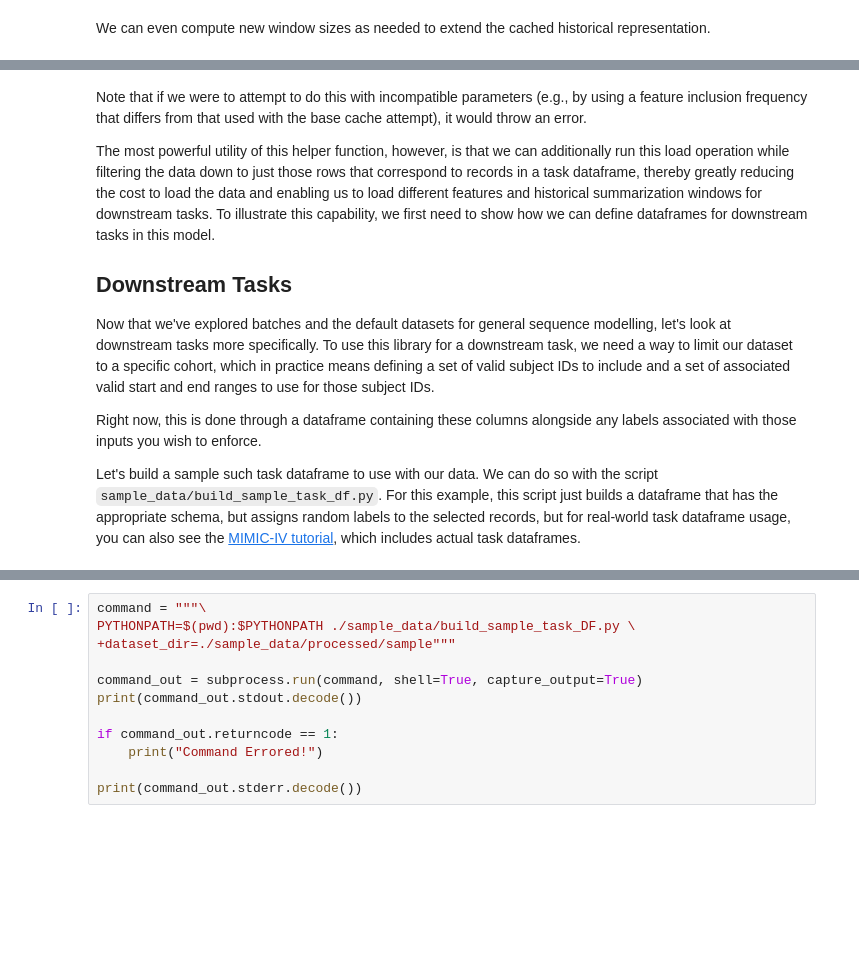
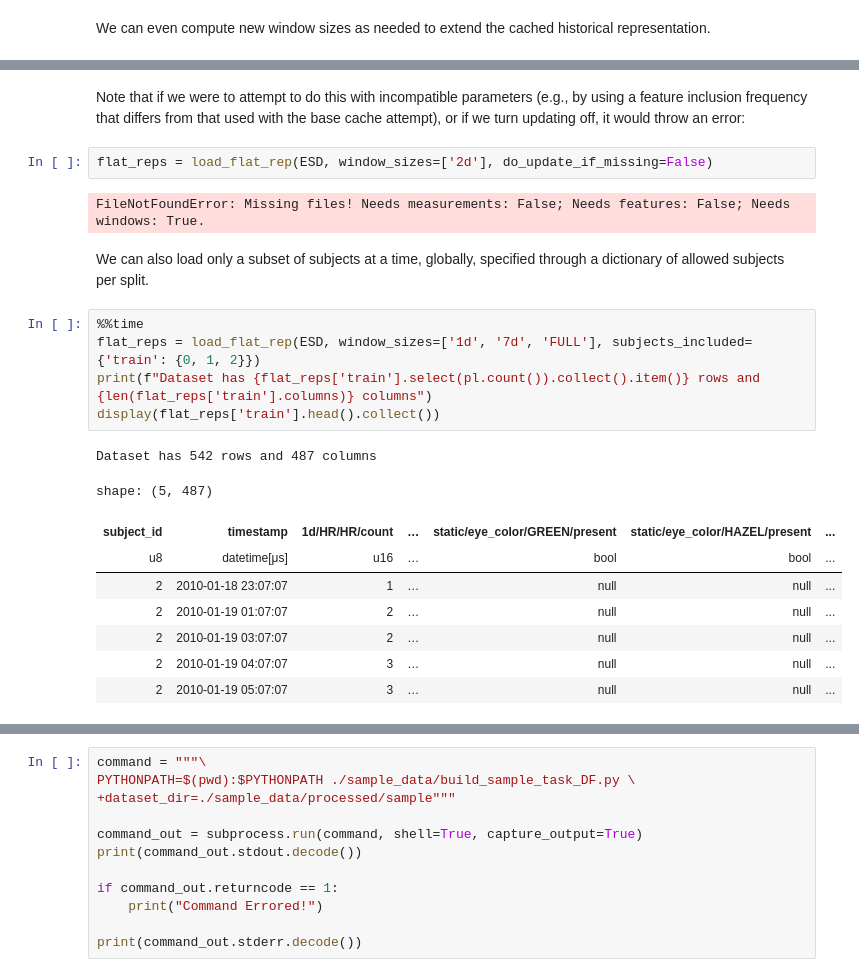
Before and after one commit to mmcdermott/EventStreamGPT, a Jupyter notebook: sample_data/examine_synthetic_data.ipynb, the cells around one changed output, grey strips where cells are left out. Drawn from its saved outputs; the diff is of its cells as text; blank space fills up the shorter version.

```diff
--- a/sample_data/examine_synthetic_data.ipynb
+++ b/sample_data/examine_synthetic_data.ipynb
@@ -1230,11 +1230,23 @@ Wall time: 1 s
 # %% [markdown]
-Note that if we were to attempt to do this with incompatible parameters (e.g., by using a feature inclusion frequency that differs from that used with the base cache attempt), it would throw an error.
-
-The most powerful utility of this helper function, however, is that we can additionally run this load operation while filtering the data down to just those rows that correspond to records in a task dataframe, thereby greatly reducing the cost to load the data and enabling us to load different features and historical summarization windows for downstream tasks. To illustrate this capability, we first need to show how we can define dataframes for downstream tasks in this model.
-
-## Downstream Tasks
-Now that we've explored batches and the default datasets for general sequence modelling, let's look at downstream tasks more specifically. To use this library for a downstream task, we need a way to limit our dataset to a specific cohort, which in practice means defining a set of valid subject IDs to include and a set of associated valid start and end ranges to use for those subject IDs.
-
-Right now, this is done through a dataframe containing these columns alongside any labels associated with those inputs you wish to enforce.
-
-Let's build a sample such task dataframe to use with our data. We can do so with the script `sample_data/build_sample_task_df.py`. For this example, this script just builds a dataframe that has the appropriate schema, but assigns random labels to the selected records, but for real-world task dataframe usage, you can also see the [MIMIC-IV tutorial](https://eventstreamml.readthedocs.io/en/dev/MIMIC_IV_tutorial/index.html), which includes actual task dataframes.
+Note that if we were to attempt to do this with incompatible parameters (e.g., by using a feature inclusion frequency that differs from that used with the base cache attempt), or if we turn updating off, it would throw an error:
+# %%
+flat_reps = load_flat_rep(ESD, window_sizes=['2d'], do_update_if_missing=False)
+# %% [output]
+FileNotFoundError: Missing files! Needs measurements: False; Needs features: False; Needs windows: True.
+# %% [markdown]
+We can also load only a subset of subjects at a time, globally, specified through a dictionary of allowed subjects per split.
+# %%
+%%time
+flat_reps = load_flat_rep(ESD, window_sizes=['1d', '7d', 'FULL'], subjects_included={'train': {0, 1, 2}})
+print(f"Dataset has {flat_reps['train'].select(pl.count()).collect().item()} rows and {len(flat_reps['train'].columns)} columns")
+display(flat_reps['train'].head().collect())
+# %% [output]
+Dataset has 542 rows and 487 columns
+shape: (5, 487)
+| subject_id | timestamp | 1d/HR/HR/count | … | static/eye_color/GREEN/present | static/eye_color/HAZEL/present | ... |
+| u8 | datetime[μs] | u16 | … | bool | bool | ... |
+| 2 | 2010-01-18 23:07:07 | 1 | … | null | null | ... |
+| 2 | 2010-01-19 01:07:07 | 2 | … | null | null | ... |
+| 2 | 2010-01-19 03:07:07 | 2 | … | null | null | ... |
+| 2 | 2010-01-19 04:07:07 | 3 | … | null | null | ... |
+| 2 | 2010-01-19 05:07:07 | 3 | … | null | null | ... |
```
Also changed, not shown: parts of 34 cells of this notebook, 1 other file.
